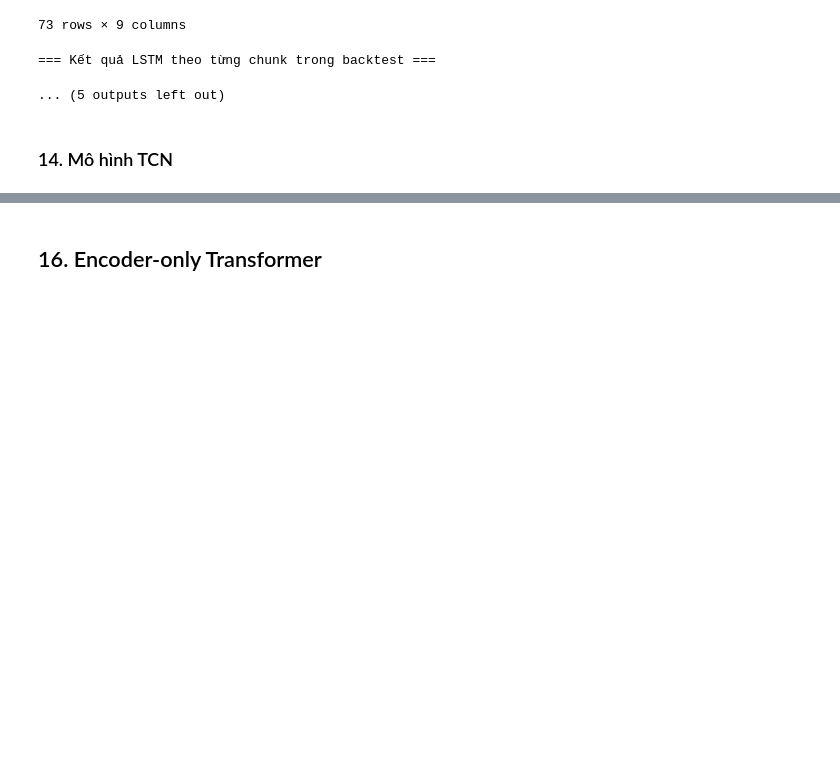
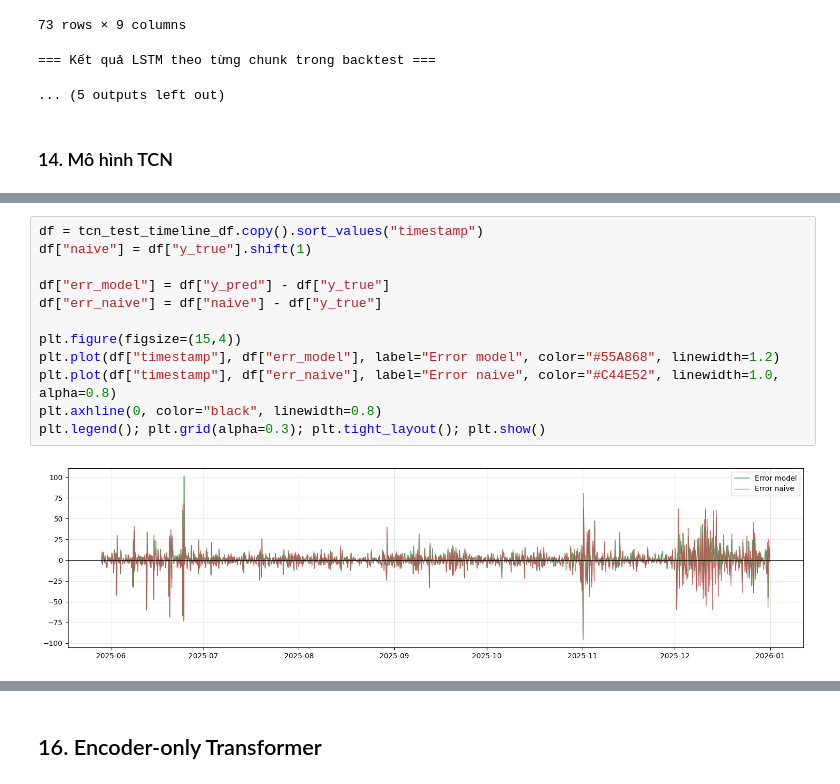
Before and after one commit to HoangHumg1210/hoankiem-air-quality-, a Jupyter notebook: notebooks/03_model.ipynb, the cells around one changed output, grey strips where cells are left out. Cells and saved outputs as stored; diff of their text form; blank space fills up the shorter version.

```diff
--- a/notebooks/03_model.ipynb
+++ b/notebooks/03_model.ipynb
@@ -3578,0 +3487,14 @@ plt.show()
+# %%
+df = tcn_test_timeline_df.copy().sort_values("timestamp")
+df["naive"] = df["y_true"].shift(1)
+
+df["err_model"] = df["y_pred"] - df["y_true"]
+df["err_naive"] = df["naive"] - df["y_true"]
+
+plt.figure(figsize=(15,4))
+plt.plot(df["timestamp"], df["err_model"], label="Error model", color="#55A868", linewidth=1.2)
+plt.plot(df["timestamp"], df["err_naive"], label="Error naive", color="#C44E52", linewidth=1.0, alpha=0.8)
+plt.axhline(0, color="black", linewidth=0.8)
+plt.legend(); plt.grid(alpha=0.3); plt.tight_layout(); plt.show()
+# %% [output]
+[figure, added]
```
Also changed, not shown: parts of 10 cells of this notebook.
